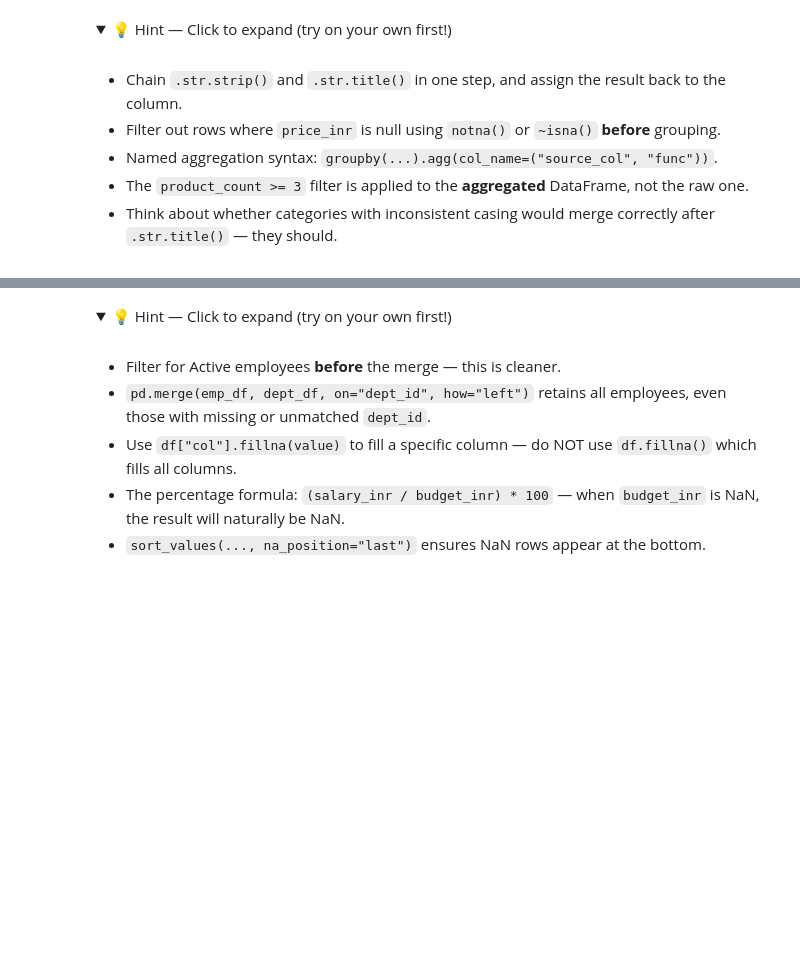
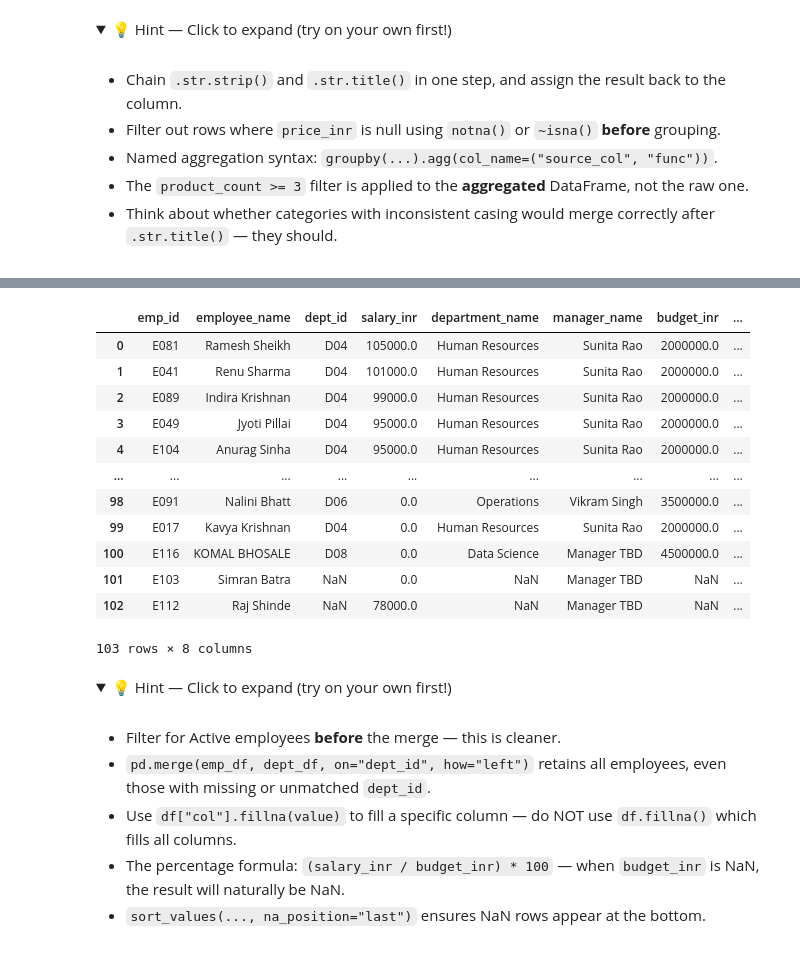
Before and after one commit to abhishekkatewaofficial-lab/Machine-Learning, a Jupyter notebook: Notes/Pandas/4. Practice/Pandas_Practice_Series_Notebook_01.ipynb, the cells around one changed output, grey strips where cells are left out. Saved outputs shown, nothing was run; the diff lists cells and outputs as text; code cells hidden in the pictures; folded sections open; blank space fills up the shorter version.

```diff
--- a/Notes/Pandas/4. Practice/Pandas_Practice_Series_Notebook_01.ipynb
+++ b/Notes/Pandas/4. Practice/Pandas_Practice_Series_Notebook_01.ipynb
@@ -1382,3 +1374,55 @@ display(result)
+# %%
+#COPY
+
+employee = employees.copy()
+department = departments.copy()
+
+#FILTER
+
+employee = employee[employee['status']=='Active']
+
+#MERGE
+
+result = pd.merge(
+    employee,
+    department,
+    on='dept_id',
+    how='left'
+)
+
+#FILL MISSING
+
+result['manager_name'] = result['manager_name'].fillna('Manager TBD')
+result['salary_inr'] = result['salary_inr'].fillna(0)
+
+#ADD COL
+
+result['salary_pct_of_budget'] = (result['salary_inr']/result['budget_inr']*100).round(4)
+
+#SELECT COLS
+
+result = result[['emp_id','employee_name','dept_id','salary_inr','department_name','manager_name','budget_inr','salary_pct_of_budget']].sort_values(
+    by=['salary_pct_of_budget'],
+    ascending=False,
+    na_position='last',
+    ignore_index=True
+)
+
+display(result)
+# %% [output]
+|  | emp_id | employee_name | dept_id | salary_inr | department_name | manager_name | budget_inr | ... |
+| 0 | E081 | Ramesh Sheikh | D04 | 105000.0 | Human Resources | Sunita Rao | 2000000.0 | ... |
+| 1 | E041 | Renu Sharma | D04 | 101000.0 | Human Resources | Sunita Rao | 2000000.0 | ... |
+| 2 | E089 | Indira Krishnan | D04 | 99000.0 | Human Resources | Sunita Rao | 2000000.0 | ... |
+| 3 | E049 | Jyoti Pillai | D04 | 95000.0 | Human Resources | Sunita Rao | 2000000.0 | ... |
+| 4 | E104 | Anurag Sinha | D04 | 95000.0 | Human Resources | Sunita Rao | 2000000.0 | ... |
+| ... | ... | ... | ... | ... | ... | ... | ... | ... |
+| 98 | E091 | Nalini Bhatt | D06 | 0.0 | Operations | Vikram Singh | 3500000.0 | ... |
+| 99 | E017 | Kavya Krishnan | D04 | 0.0 | Human Resources | Sunita Rao | 2000000.0 | ... |
+| 100 | E116 | KOMAL BHOSALE | D08 | 0.0 | Data Science | Manager TBD | 4500000.0 | ... |
+| 101 | E103 | Simran Batra | NaN | 0.0 | NaN | Manager TBD | NaN | ... |
+| 102 | E112 | Raj Shinde | NaN | 78000.0 | NaN | Manager TBD | NaN | ... |
+103 rows × 8 columns
 # %% [markdown]
 <details>
 <summary>💡 Hint — Click to expand (try on your own first!)</summary>
```
Also changed, not shown: parts of 9 cells of this notebook, 1 other file.
